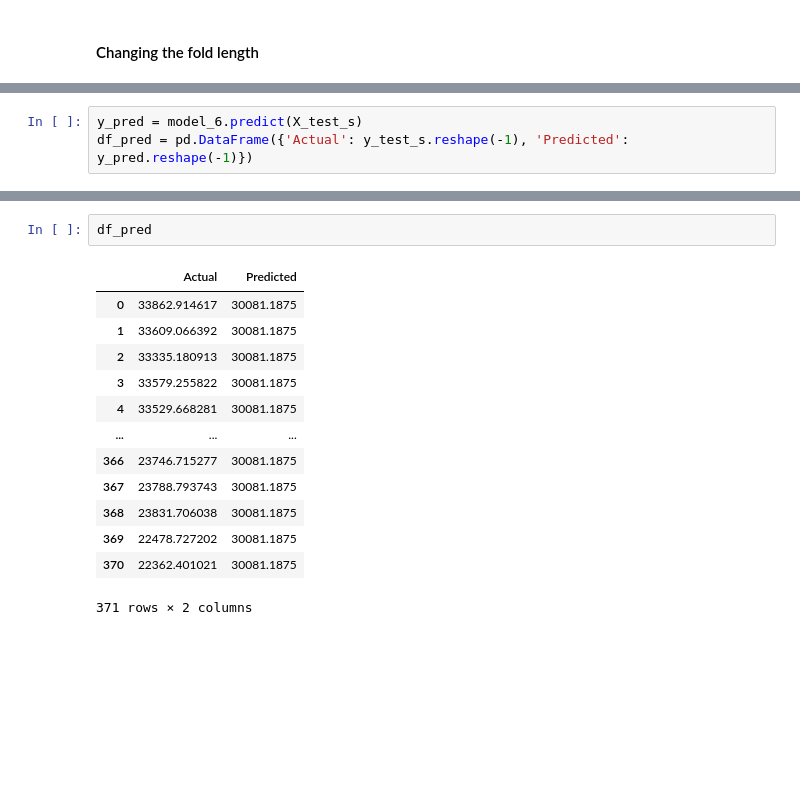
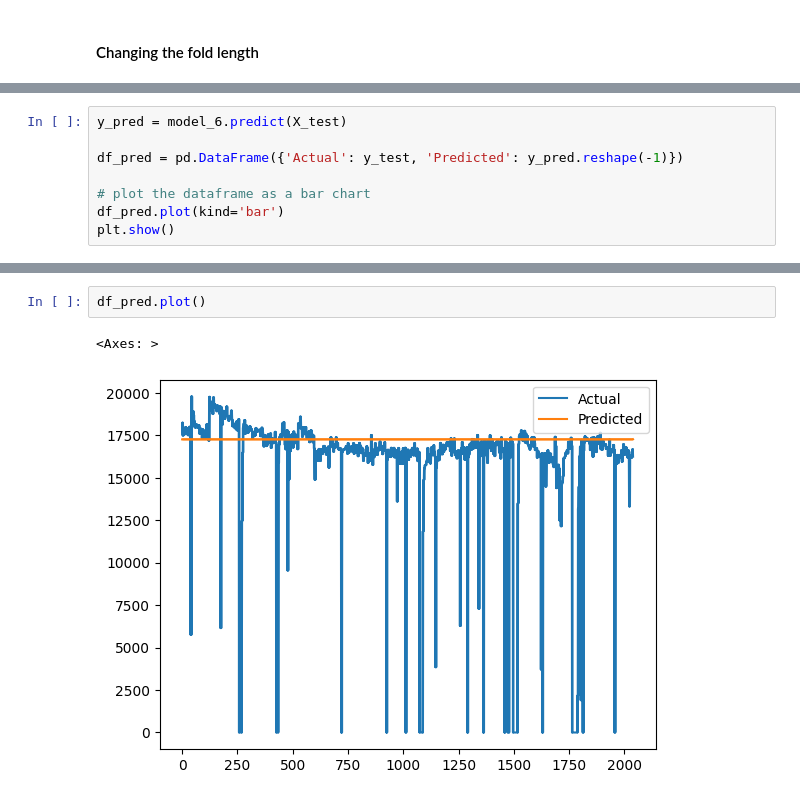
Before and after one commit to mattwagon/oil_production_prediction, a Jupyter notebook: notebooks/eduardo - rnn-model.ipynb, the cells around one changed output, grey strips where cells are left out. Saved outputs shown, nothing was run; the diff lists cells and outputs as text; blank space fills up the shorter version.

Commit message:
Started using Ben s code - predicts are still constant

```diff
--- a/notebooks/eduardo - rnn-model.ipynb
+++ b/notebooks/eduardo - rnn-model.ipynb
@@ -1213,4 +1324,9 @@ df['Qoil MPFM'].plot()
 # %%
-y_pred = model_6.predict(X_test_s)
-df_pred = pd.DataFrame({'Actual': y_test_s.reshape(-1), 'Predicted': y_pred.reshape(-1)})
+y_pred = model_6.predict(X_test)
+
+df_pred = pd.DataFrame({'Actual': y_test, 'Predicted': y_pred.reshape(-1)})
+
+# plot the dataframe as a bar chart
+df_pred.plot(kind='bar')
+plt.show()
 # %% [output]
@@ -1218,16 +1335,5 @@ df_pred = pd.DataFrame({'Actual': y_test_s.reshape(-1), 'Predicted': y_pred.resh
 # %%
-df_pred
+df_pred.plot()
 # %% [output]
-|  | Actual | Predicted |
-| 0 | 33862.914617 | 30081.1875 |
-| 1 | 33609.066392 | 30081.1875 |
-| 2 | 33335.180913 | 30081.1875 |
-| 3 | 33579.255822 | 30081.1875 |
-| 4 | 33529.668281 | 30081.1875 |
-| ... | ... | ... |
-| 366 | 23746.715277 | 30081.1875 |
-| 367 | 23788.793743 | 30081.1875 |
-| 368 | 23831.706038 | 30081.1875 |
-| 369 | 22478.727202 | 30081.1875 |
-| 370 | 22362.401021 | 30081.1875 |
-371 rows × 2 columns
+<Axes: >
+[figure, added]
```
Also changed, not shown: parts of 46 cells of this notebook.
